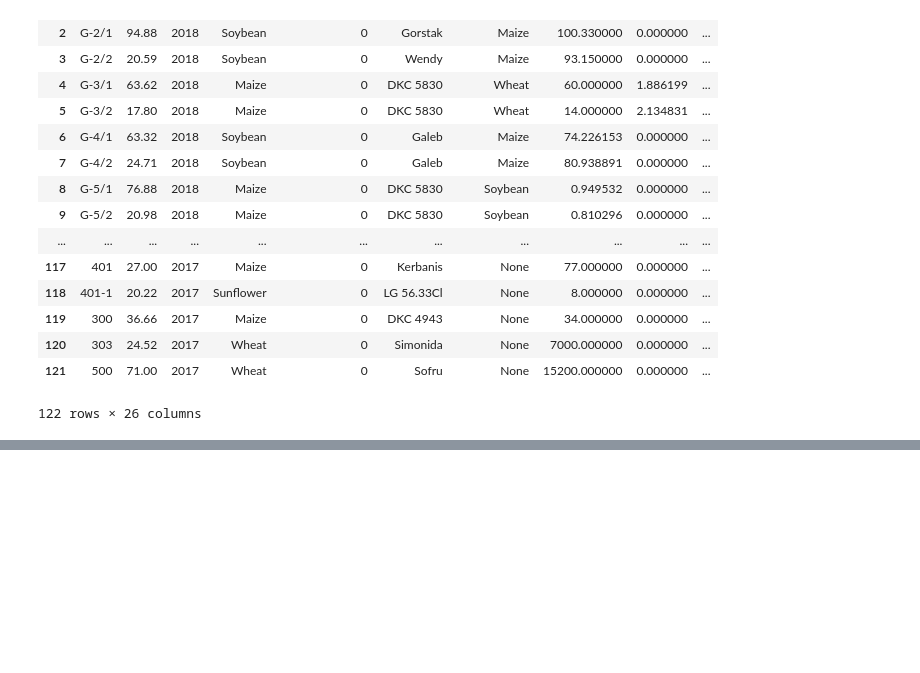
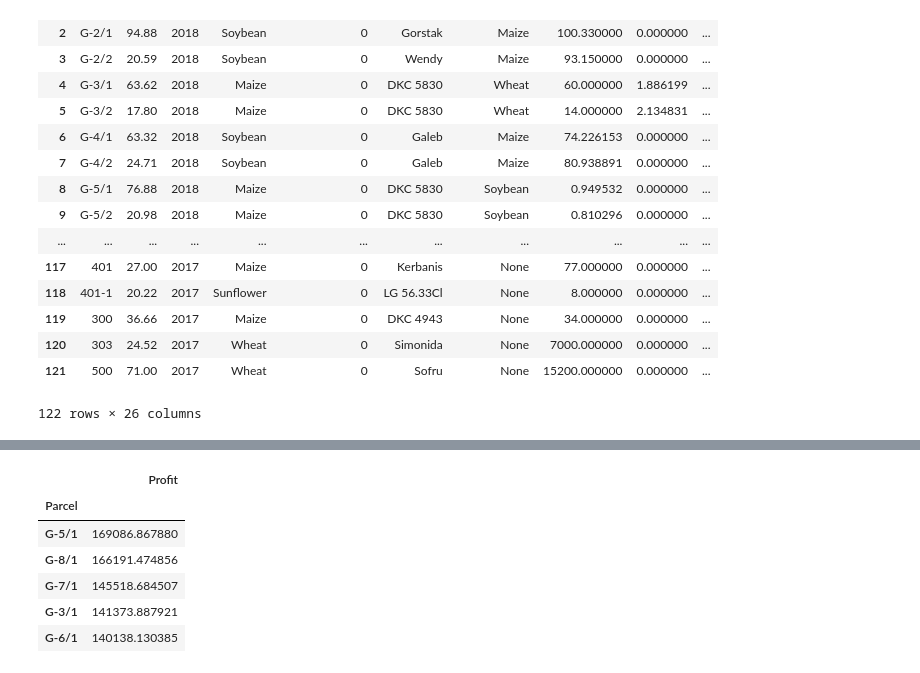
Before and after one commit to AndreaM1996/Project5, a Jupyter notebook: Project5.ipynb, the cells around one changed output, grey strips where cells are left out. Saved outputs shown, nothing was run; the diff lists cells and outputs as text; code cells hidden in the pictures; blank space fills up the shorter version.

```diff
--- a/Project5.ipynb
+++ b/Project5.ipynb
@@ -234,0 +236,20 @@ newd['Profit'] = newd['Revenue']
+# %%
+sort = newd['Profit'].sort_values(ascending=False)
+# %%
+crop_list = []
+profit = []
+for i in sort[:5].index.values:
+    profit += [sort.loc[i]]
+    crop_list += [newd.loc[i,'Parcel']]
+d = {'Parcel': crop_list,'Profit': profit}
+top5 = pd.DataFrame(d,columns=['Parcel','Profit'])
+top5 = top5.set_index('Parcel')
+top5
+# %% [output]
+|  | Profit |
+| Parcel |  |
+| G-5/1 | 169086.867880 |
+| G-8/1 | 166191.474856 |
+| G-7/1 | 145518.684507 |
+| G-3/1 | 141373.887921 |
+| G-6/1 | 140138.130385 |
```
Also changed, not shown: parts of 10 cells of this notebook.
